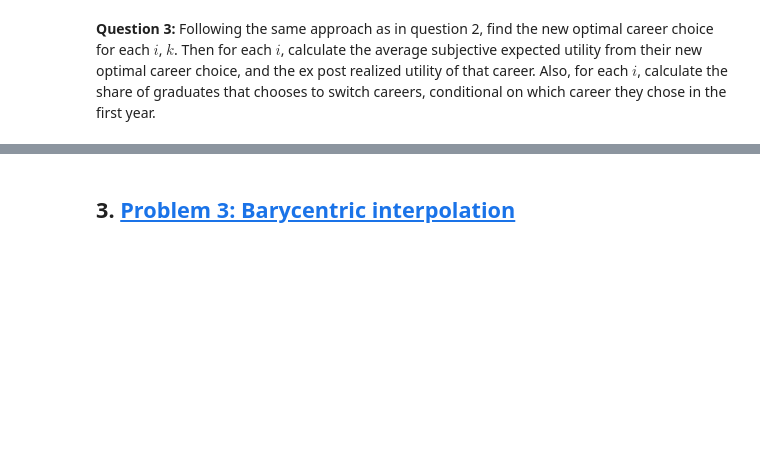
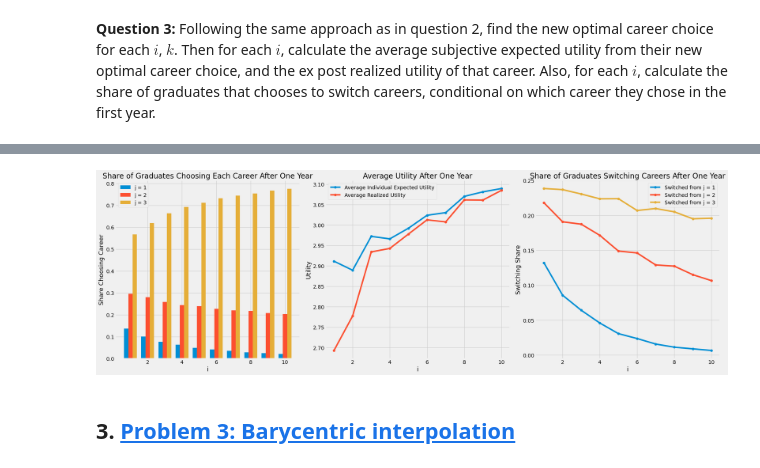
Before and after one commit to NumEconCopenhagen/projects-2024-a-j, a Jupyter notebook: examproject/exam_2024.ipynb, the cells around one changed output, grey strips where cells are left out. Cells and saved outputs as stored; diff of their text form; code cells hidden in the pictures; blank space fills up the shorter version.

```diff
--- a/examproject/exam_2024.ipynb
+++ b/examproject/exam_2024.ipynb
@@ -454,3 +288,11 @@ plt.show()
+# %%
+# Simulate the new optimal career choice after one year
+problem2.simulate_new_optimal_career_choice()
+
+# Plot results of the new simulation
+problem2.plot_new_results()
+# %% [output]
+[figure, added]
 # %% [markdown]
 ## 3. <a id='toc3_'></a>[Problem 3: Barycentric interpolation](#toc0_)
 # %% [markdown]
```
Also changed, not shown: parts of 11 cells of this notebook, 1 other file.
